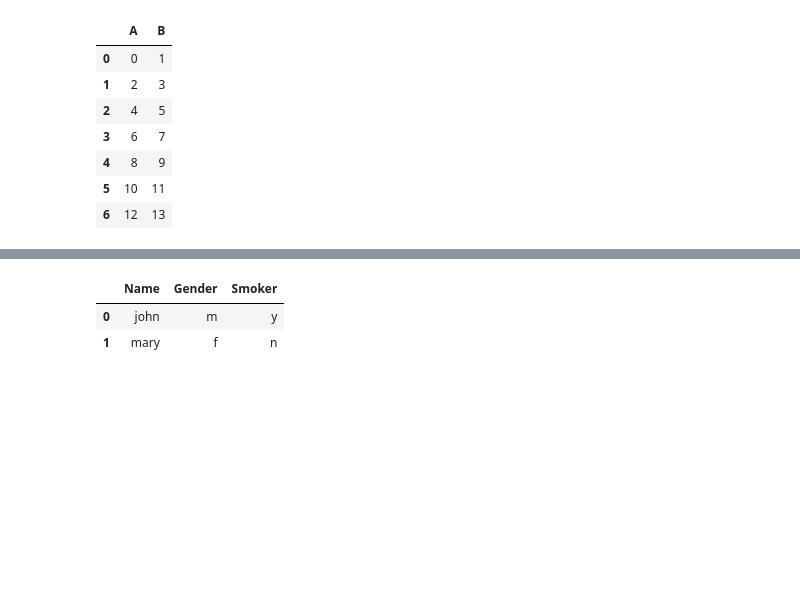
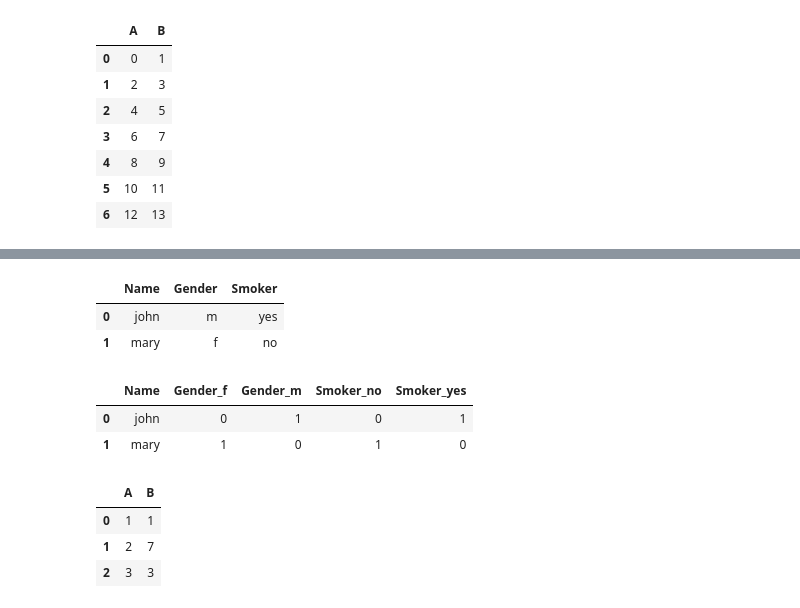
Before and after one commit to antonioIannotta/Python-Data-Analysis, a Jupyter notebook: Pandas_Intro.ipynb, the cells around one changed output, grey strips where cells are left out. Cells and saved outputs as stored; diff of their text form; code cells hidden in the pictures; blank space fills up the shorter version.

```diff
--- a/Pandas_Intro.ipynb
+++ b/Pandas_Intro.ipynb
@@ -186,7 +186,14 @@ df
 # %%
-df = pd.DataFrame({'Name': ['john', 'mary'], 'Gender': ['m', 'f'], 'Smoker': ['y', 'n']})
+df = pd.DataFrame({'Name': ['john', 'mary'], 'Gender': ['m', 'f'], 'Smoker': ['yes', 'no']})
 df
 # %% [output]
 |  | Name | Gender | Smoker |
-| 0 | john | m | y |
-| 1 | mary | f | n |
+| 0 | john | m | yes |
+| 1 | mary | f | no |
+# %%
+df_with_dummies = pd.get_dummies(df, columns=['Gender', 'Smoker'])
+df_with_dummies
+# %% [output]
+|  | Name | Gender_f | Gender_m | Smoker_no | Smoker_yes |
+| 0 | john | 0 | 1 | 0 | 1 |
+| 1 | mary | 1 | 0 | 1 | 0 |
@@ -192,0 +202,7 @@ df
+# %%
+df
+# %% [output]
+|  | A | B |
+| 0 | 1 | 1 |
+| 1 | 2 | 7 |
+| 2 | 3 | 3 |
```
Also changed, not shown: parts of 5 cells of this notebook.
